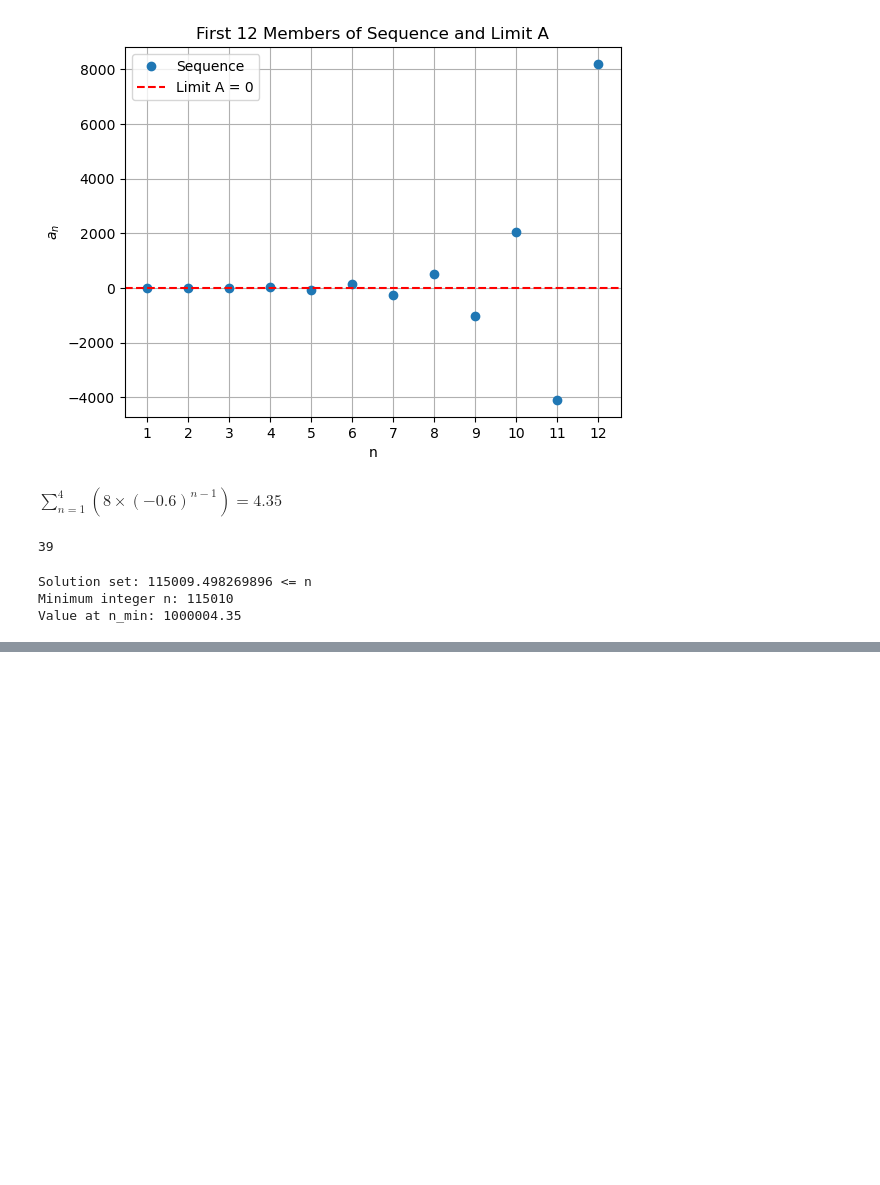
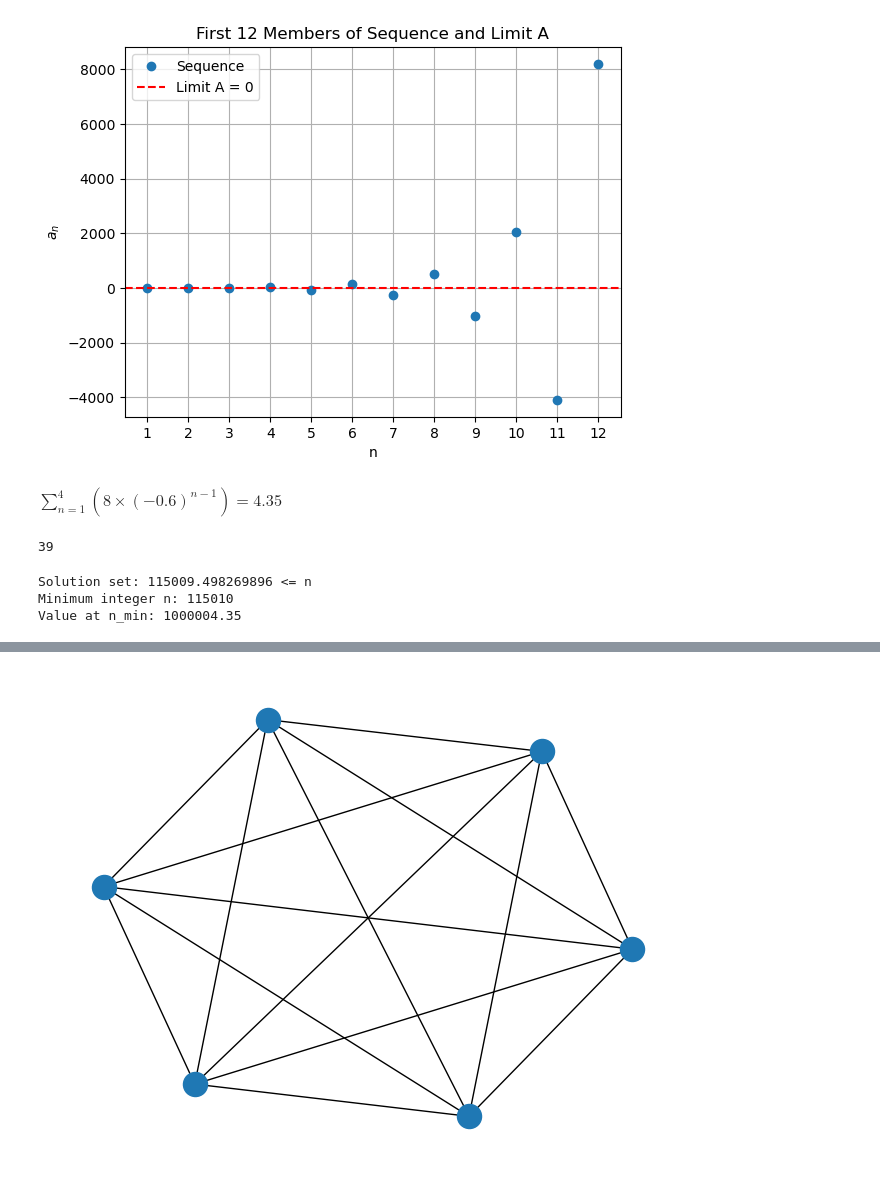
Before and after one commit to khiem-nguyen-ict/applied-mathematics, a Jupyter notebook: Maths.ipynb, the cells around one changed output, grey strips where cells are left out. Drawn from its saved outputs; the diff is of its cells as text; code cells hidden in the pictures; blank space fills up the shorter version.

```diff
--- a/Maths.ipynb
+++ b/Maths.ipynb
@@ -116,0 +204,6 @@ Value at n_min: 1000004.35
+# %%
+import networkx as nx
+G = nx.complete_graph(6)
+nx.draw(G)
+# %% [output]
+[figure, added]
```
Also changed, not shown: parts of 7 cells of this notebook.
